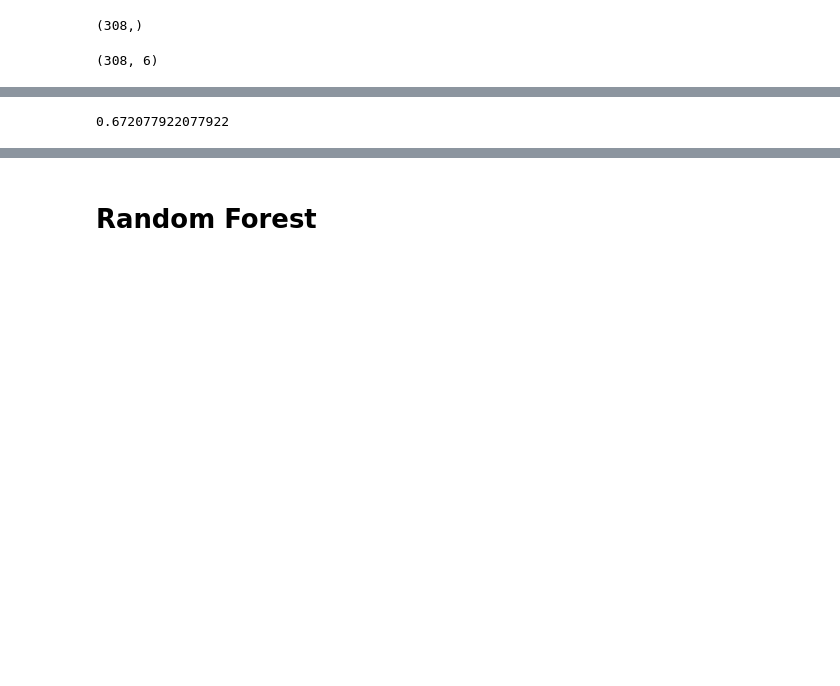
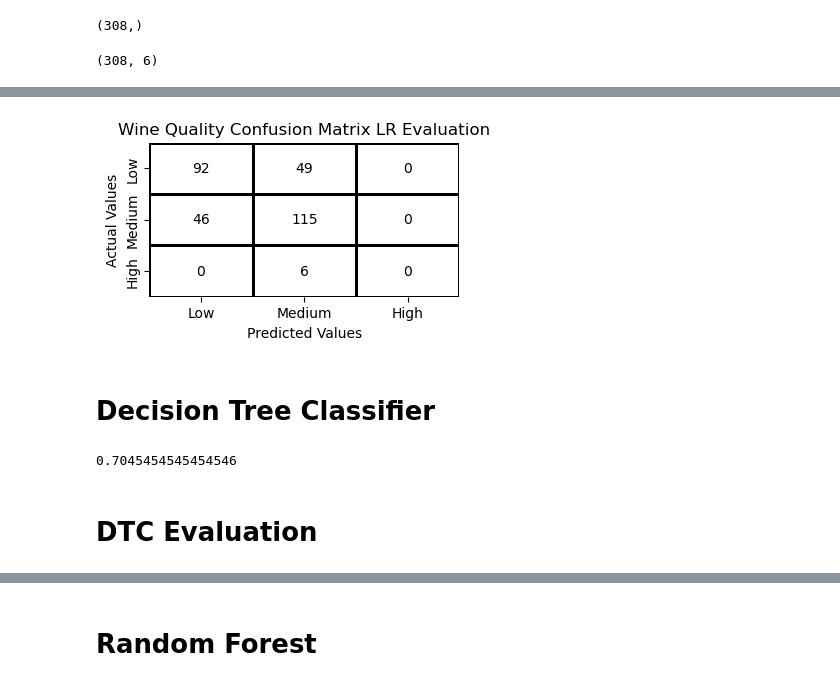
Before and after one commit to marcosmicozzi/Module01_Project02, a Jupyter notebook: m1p2s4_redwine.ipynb, the cells around one changed output, grey strips where cells are left out. Drawn from its saved outputs; the diff is of its cells as text; code cells hidden in the pictures; blank space fills up the shorter version.

Commit message:
Evaluation Added and all ML

```diff
--- a/m1p2s4_redwine.ipynb
+++ b/m1p2s4_redwine.ipynb
@@ -266,3 +268,11 @@ from sklearn.linear_model import LogisticRegression
 
 # LogisticRegression model
 LR_model = LogisticRegression(random_state=42, max_iter=100)
+# fit model
+LR_model.fit(x_train, y_train)
+# predictions
+preds_LR = LR_model.predict(x_test)
+from sklearn.metrics import mean_squared_error, accuracy_score # rmse root mean square error
+
+acc_LR = accuracy_score(y_test, preds_LR)
+print(acc_LR)
@@ -285,7 +322,38 @@ preds = LR_model.predict(x_test)
+# %%
+cm = confusion_matrix(y_test, preds_LR)
+cm_df = pd.DataFrame(cm,
+                     index = ["Low","Medium","High"],
+                     columns = ["Low","Medium","High"])
+plt.figure(figsize=(4,2))
+
+# Create a custom color map where all values are white
+cmap = sns.color_palette(["#FFFFFF"])
+
+sns.heatmap(cm_df, annot=True, fmt='d', cmap=cmap, cbar=False, linewidths=.8, linecolor='black', annot_kws={"color": "black"})
+plt.title('Wine Quality Confusion Matrix LR Evaluation')
+plt.ylabel('Actual Values')
+plt.xlabel('Predicted Values')
+plt.show()
+# %% [output]
+[figure, added]
+# %% [markdown]
+# Decision Tree Classifier
 # %%
+from sklearn.tree import DecisionTreeClassifier
+
+DTC_model = DecisionTreeClassifier(random_state=42)
+
+# fit model
+DTC_model.fit(x_train, y_train)
+
+# predictions
+predsDTC = DTC_model.predict(x_test)
+
 from sklearn.metrics import mean_squared_error, accuracy_score # rmse root mean square error
 
-acc = accuracy_score(y_test, preds)
-print(acc)
+acc_DTC = accuracy_score(y_test, predsDTC)
+print(acc_DTC)
 # %% [output]
-0.672077922077922
+0.7045454545454546
+# %% [markdown]
+# DTC Evaluation
```
Also changed, not shown: parts of 46 cells of this notebook, 2 other files.
